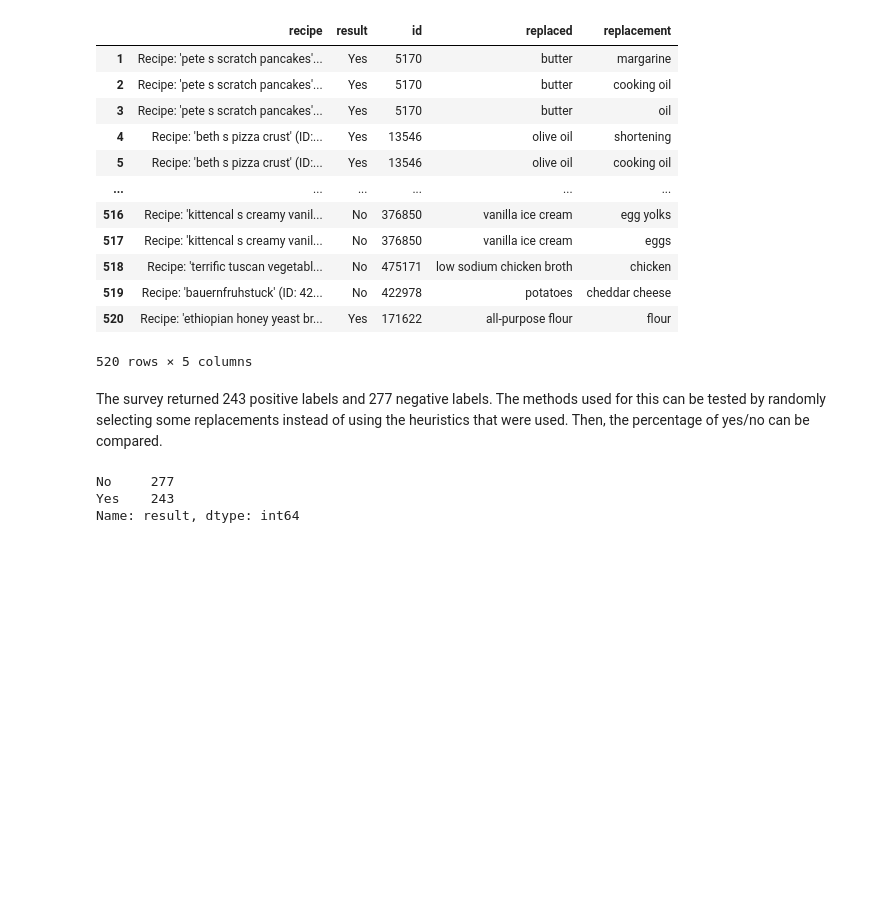
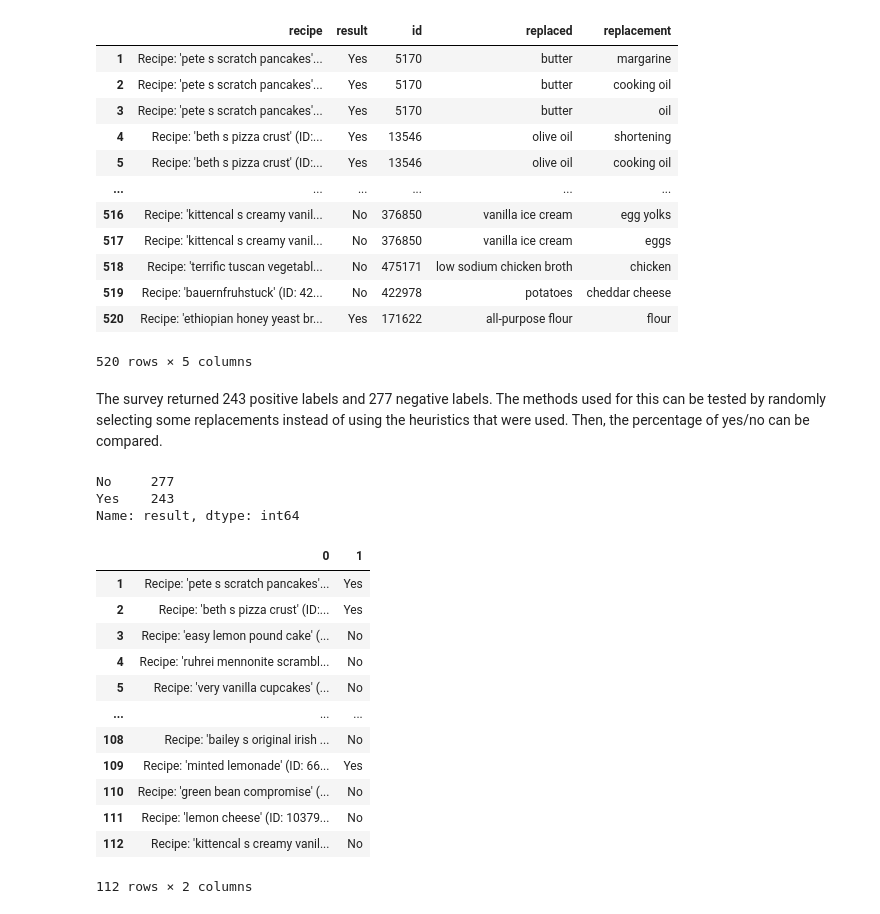
Before and after one commit to pasicdino/thesis, a Jupyter notebook: prepoc/preproc_survey_results.ipynb, the cells around one changed output. Cells and saved outputs as stored; diff of their text form; code cells hidden in the pictures; blank space fills up the shorter version.

```diff
--- a/prepoc/preproc_survey_results.ipynb
+++ b/prepoc/preproc_survey_results.ipynb
@@ -55,3 +55,5 @@ Yes    243
 Name: result, dtype: int64
 # %%
 survey_df.to_csv(r'C:\Users\01din\PycharmProjects\thesis\data\survey_results\survey_results.csv', index=False)
+# %%
+random_survey_df = pd.read_csv(r'C:\Users\01din\PycharmProjects\thesis\data\survey_results\random_survey_results_raw.csv', header=None)
@@ -57,0 +64,16 @@ survey_df.to_csv(r'C:\Users\01din\PycharmProjects\thesis\data\survey_results\sur
+# %%
+random_survey_df
+# %% [output]
+|  | 0 | 1 |
+| 1 | Recipe: 'pete s scratch pancakes'... | Yes |
+| 2 | Recipe: 'beth s pizza crust' (ID:... | Yes |
+| 3 | Recipe: 'easy lemon pound cake' (... | No |
+| 4 | Recipe: 'ruhrei mennonite scrambl... | No |
+| 5 | Recipe: 'very vanilla cupcakes' (... | No |
+| ... | ... | ... |
+| 108 | Recipe: 'bailey s original irish ... | No |
+| 109 | Recipe: 'minted lemonade' (ID: 66... | Yes |
+| 110 | Recipe: 'green bean compromise' (... | No |
+| 111 | Recipe: 'lemon cheese' (ID: 10379... | No |
+| 112 | Recipe: 'kittencal s creamy vanil... | No |
+112 rows × 2 columns
```
Also changed, not shown: parts of 7 cells of this notebook, 10 other files.
